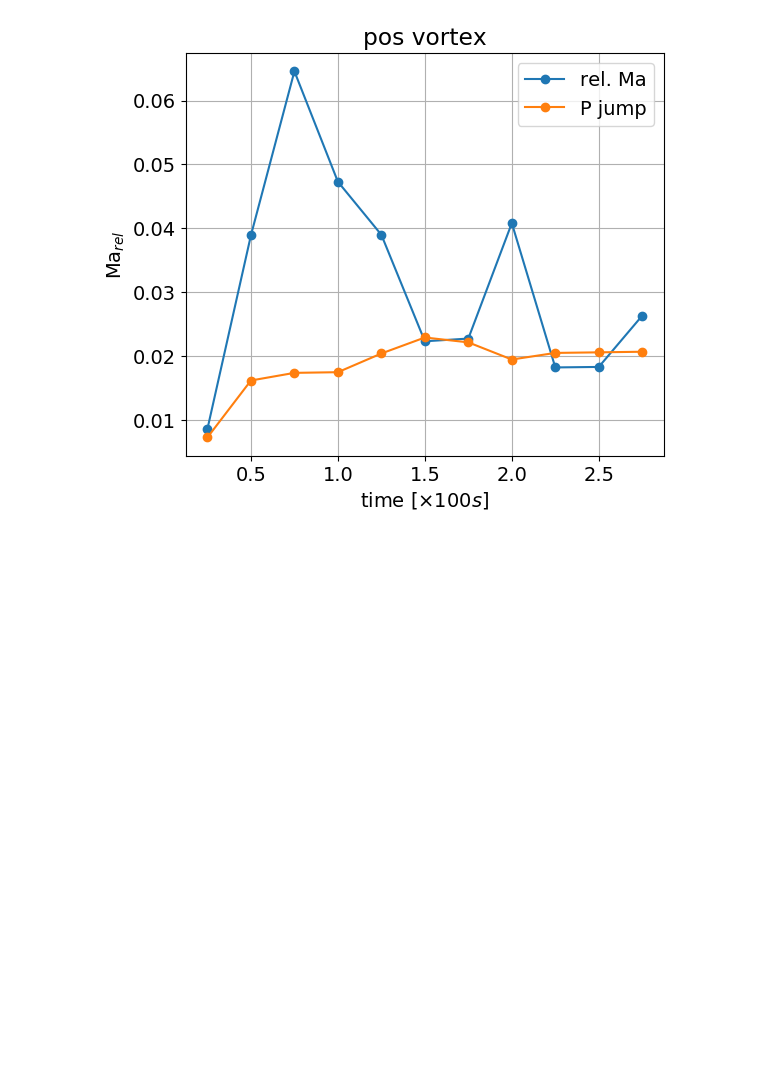
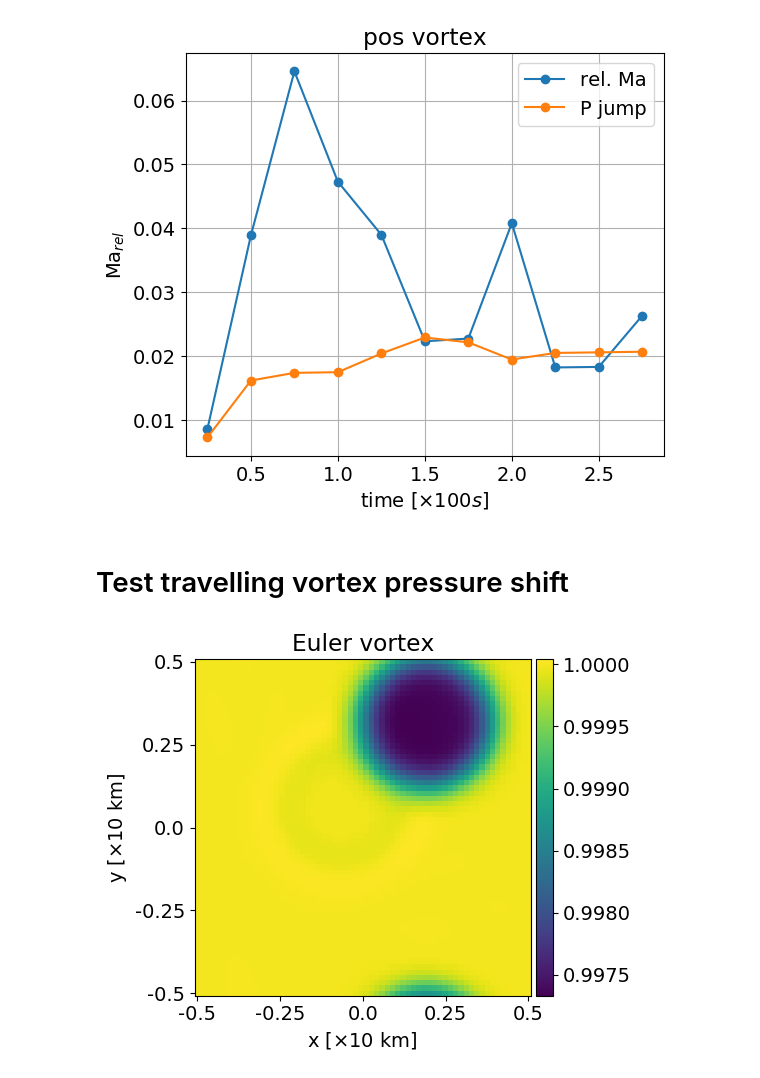
Before and after one commit to ray-chew/pyBELLA, a Jupyter notebook: visualiser_debugger/scale_analysis.ipynb, the cells around one changed output. Drawn from its saved outputs; the diff is of its cells as text; code cells hidden in the pictures; blank space fills up the shorter version.

```diff
--- a/visualiser_debugger/scale_analysis.ipynb
+++ b/visualiser_debugger/scale_analysis.ipynb
@@ -632,3 +662,78 @@ plt.savefig('%s_relMa_P-jump.pdf' %(typ),bbox_inches='tight')
 plt.show()
 # %% [output]
 [figure]
+# %% [markdown]
+# Test travelling vortex pressure shift
+# %%
+attribute = 'rho'
+attribute = 'p2_nodes'
+attribute = 'rhoY'
+et = 3.0
+
+base_fn = "output_swe_vortex"
+directory = "output_swe_vortex"
+py_directory = "../%s/" %directory
+
+Nx, Ny, Nz = 64, 1, 64
+swe_tc = utils.test_case(base_fn,py_directory,Nx,Ny,et,Nz=Nz)
+
+base_fn = "output_travelling_vortex"
+directory = "output_travelling_vortex"
+py_directory = "../%s/" %directory
+
+Nx, Ny = 64, 64
+euler_tc = utils.test_case(base_fn,py_directory,Nx,Ny,et)
+
+# times = np.arange(0,176)#[:50]
+times = [0.25]
+l_typ = 'TIME'
+
+prt = utils.prt_time(debug=False)
+attr_labels = pt.labels_increment()
+
+def get_ens(tc, sfx , diff, attribute, swe=True):
+    ens = tc.get_ensemble(times, 1, attribute, sfx, label_type=l_typ, avg=True, diff=diff)[1]
+    if swe: ens = ens[:,0,:]
+#     ens *= 10.0
+
+    label = sfx + '_' + attribute
+    return label, ens
+
+diff = False
+
+swe = False
+if swe:
+    sfx1 = 'pos_debug'
+    l1, a1 = get_ens(swe_tc, sfx1, diff, attribute,swe=True)
+    la = 'SWE_vortex'
+    aa = a1
+    lvls = np.arange(-0.0155,0.0035,0.0030) * 10.0
+else:
+    sfx1 = 'pos_debug'
+    sfx1 = 'neg_debug'
+    sfx1 = 'obs_homen'
+    l2, a2 = get_ens(euler_tc, sfx1, diff, attribute, swe=False)
+    la = 'Euler vortex'
+    aa = a2
+    lvls = np.arange(-0.0065,0.0015,0.0010) * 10.0
+
+ll = [aa, la]
+pl_lst = [ll]
+
+pl = pt.plotter(pl_lst,ncols=1,figsize=(10,5),sharey=False)
+x_axs = [-0.5,-0.25,0.0,0.25,0.5]
+y_axs = [-0.5,-0.25,0.0,0.25,0.5]
+x_loc = np.linspace(0,Nx-1,5)
+y_loc = np.linspace(0,Nz-1,5)
+if swe:
+    x_label = r'x [km]'
+    y_label = r'y [km]'
+else:
+    x_label = r'x [$\times 10$ km]'
+    y_label = r'y [$\times 10$ km]'
+
+pl.set_axes(x_locs=x_loc, y_locs=y_loc, x_axs=x_axs, y_axs=y_axs, x_label=x_label, y_label=y_label)
+_ = pl.plot(aspect='equal',method='imshow')
+pl.save_fig('./output/euler_imprint')
+# %% [output]
+[figure, added]
```
Also changed, not shown: parts of 3 cells of this notebook.
